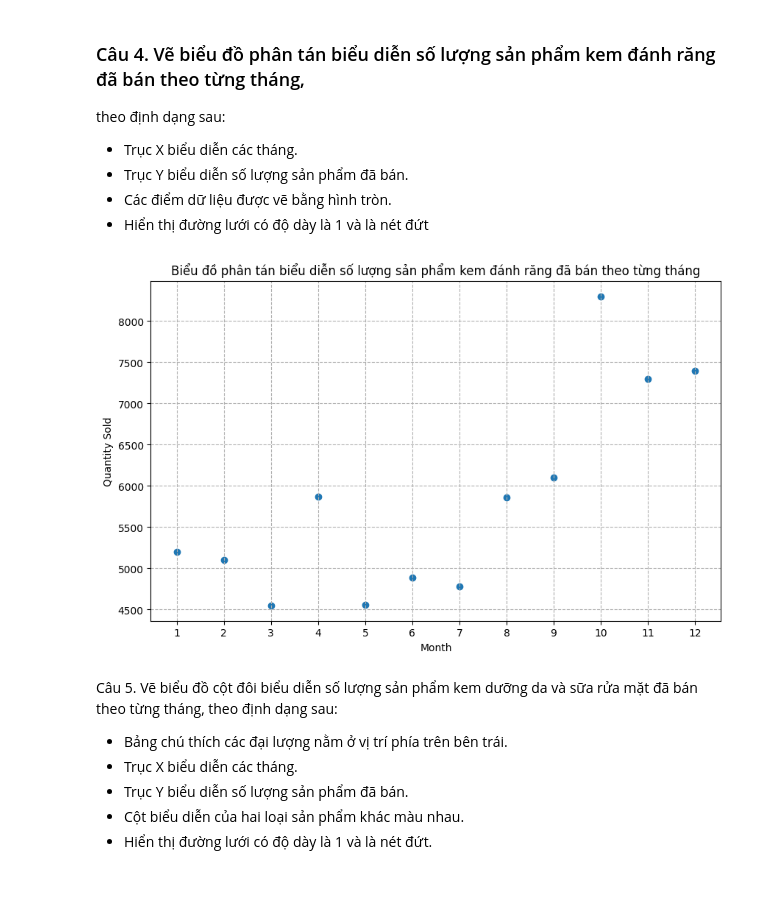
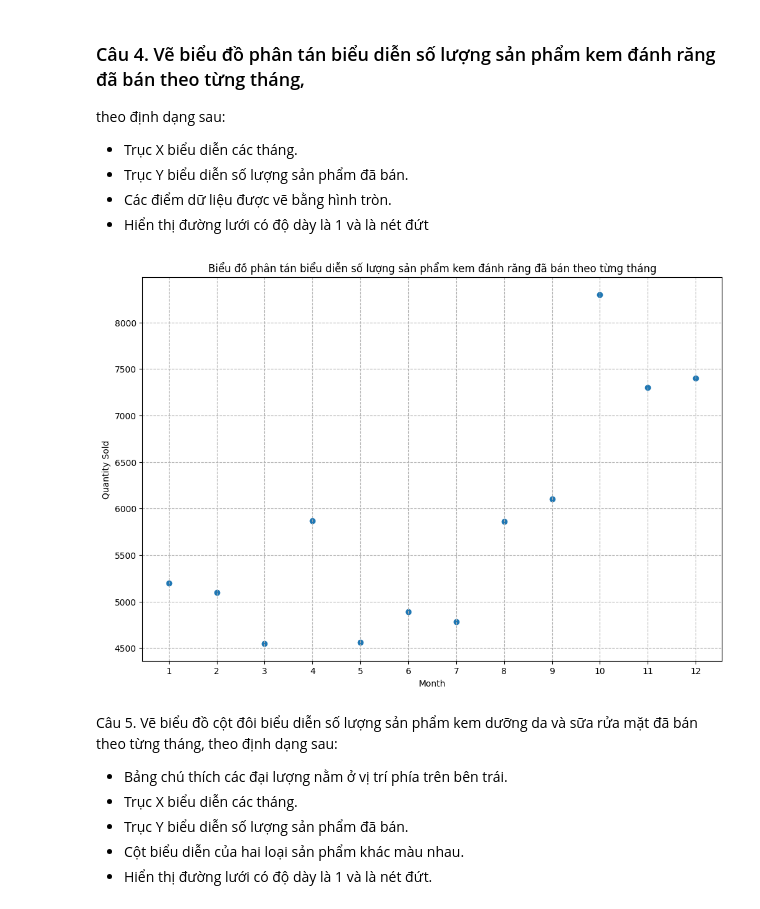
Before and after one commit to phat072/IE229_LAB, a Jupyter notebook: tuan2/BT_lamthem.ipynb, the cells around one changed output. Cells and saved outputs as stored; diff of their text form; code cells hidden in the pictures.

```diff
--- a/tuan2/BT_lamthem.ipynb
+++ b/tuan2/BT_lamthem.ipynb
@@ -150,29 +144,29 @@ theo định dạng sau:
 # %%
 import matplotlib.pyplot as plt
 
 # Get the quantity of toothpaste sold each month
 toothpaste_sales = df['toothpaste'].values
-plt.figure(figsize=(10, 6))
+plt.figure(figsize=(12, 8))
 
 # Create an array of months from 1 to 12
 months = range(1, 13)
 
 # Create a scatter plot
 plt.scatter(months, toothpaste_sales)
 
 # Set the name for the x-axis and y-axis
 plt.xlabel('Month')
 plt.ylabel('Quantity Sold')
 plt.xticks(months)
 
 # Display the grid with dashed line style
 plt.grid(linestyle='dashed')
 
 plt.title("Biểu đồ phân tán biểu diễn số lượng sản phẩm kem đánh răng đã bán theo từng tháng")
 # Display the chart
 plt.show()
 # %% [output]
-[figure, old version]
+[figure, new version]
 # %% [markdown]
 Câu 5. Vẽ biểu đồ cột đôi biểu diễn số lượng sản phẩm kem dưỡng da và sữa rửa mặt đã bán theo
 từng tháng, theo định dạng sau:
```
Also changed, not shown: parts of 11 cells of this notebook, 1 other file.
